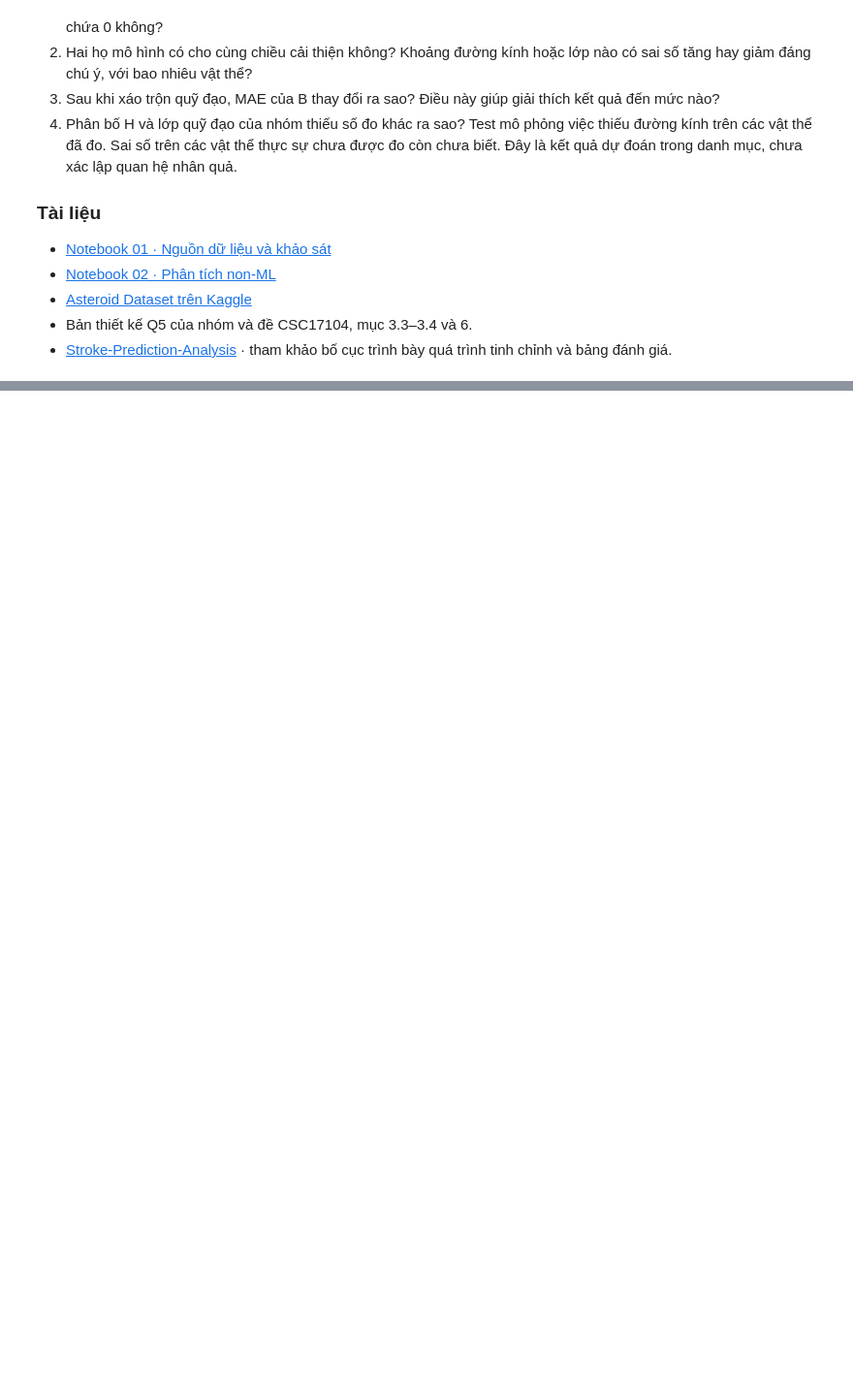
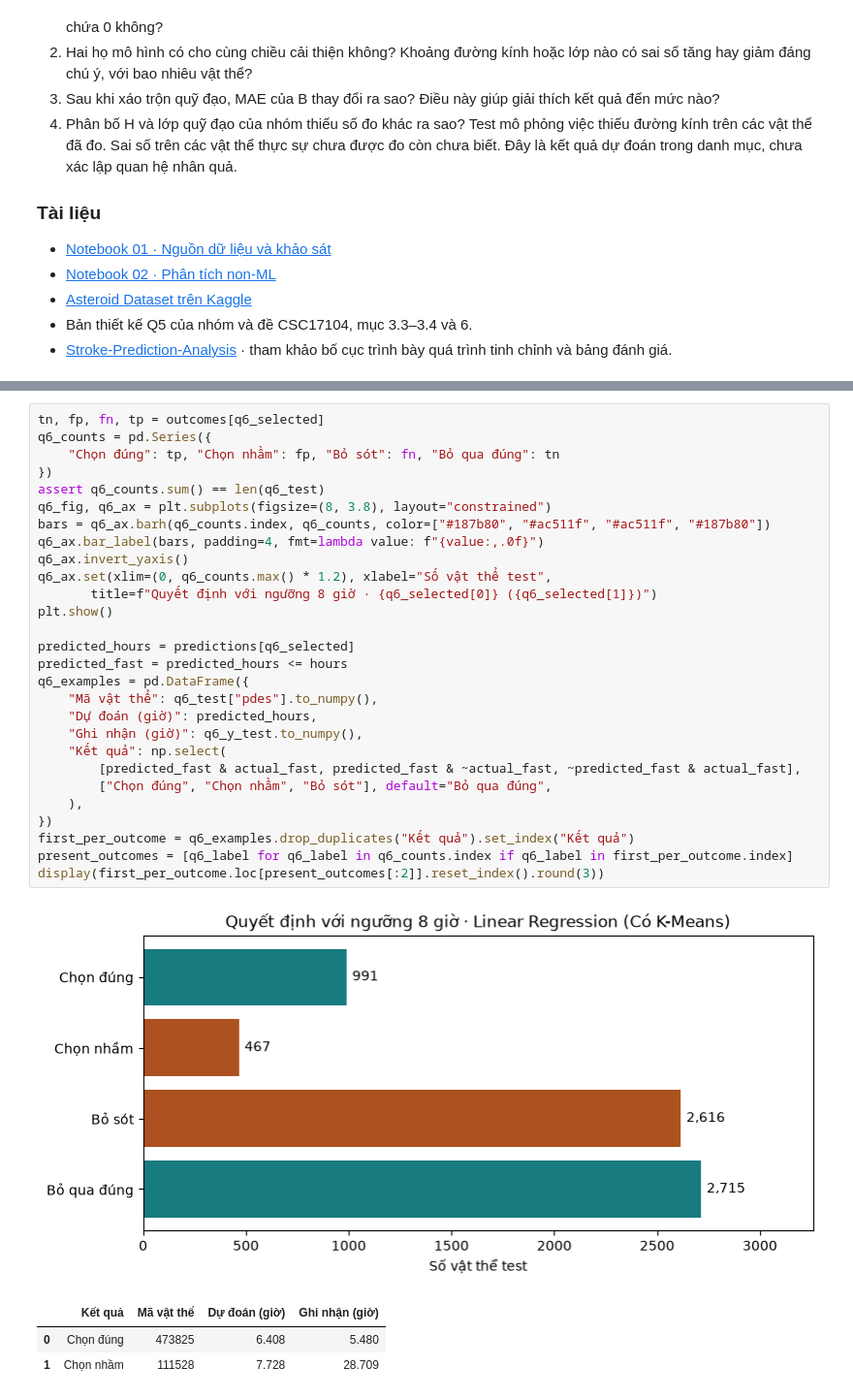
Before and after one commit to hohuunghiem/Programming-for-Data-Science, a Jupyter notebook: notebooks/03_ml_question.ipynb, the cells around one changed output, grey strips where cells are left out. Shown at 97% size. Drawn from its saved outputs; the diff is of its cells as text; blank space fills up the shorter version.

```diff
--- a/notebooks/03_ml_question.ipynb
+++ b/notebooks/03_ml_question.ipynb
@@ -544,0 +822,33 @@ display(scores.loc[[main_family]].round(4))
+# %%
+tn, fp, fn, tp = outcomes[q6_selected]
+q6_counts = pd.Series({
+    "Chọn đúng": tp, "Chọn nhầm": fp, "Bỏ sót": fn, "Bỏ qua đúng": tn
+})
+assert q6_counts.sum() == len(q6_test)
+q6_fig, q6_ax = plt.subplots(figsize=(8, 3.8), layout="constrained")
+bars = q6_ax.barh(q6_counts.index, q6_counts, color=["#187b80", "#ac511f", "#ac511f", "#187b80"])
+q6_ax.bar_label(bars, padding=4, fmt=lambda value: f"{value:,.0f}")
+q6_ax.invert_yaxis()
+q6_ax.set(xlim=(0, q6_counts.max() * 1.2), xlabel="Số vật thể test",
+       title=f"Quyết định với ngưỡng 8 giờ · {q6_selected[0]} ({q6_selected[1]})")
+plt.show()
+
+predicted_hours = predictions[q6_selected]
+predicted_fast = predicted_hours <= hours
+q6_examples = pd.DataFrame({
+    "Mã vật thể": q6_test["pdes"].to_numpy(),
+    "Dự đoán (giờ)": predicted_hours,
+    "Ghi nhận (giờ)": q6_y_test.to_numpy(),
+    "Kết quả": np.select(
+        [predicted_fast & actual_fast, predicted_fast & ~actual_fast, ~predicted_fast & actual_fast],
+        ["Chọn đúng", "Chọn nhầm", "Bỏ sót"], default="Bỏ qua đúng",
+    ),
+})
+first_per_outcome = q6_examples.drop_duplicates("Kết quả").set_index("Kết quả")
+present_outcomes = [q6_label for q6_label in q6_counts.index if q6_label in first_per_outcome.index]
+display(first_per_outcome.loc[present_outcomes[:2]].reset_index().round(3))
+# %% [output]
+[figure, added]
+|  | Kết quả | Mã vật thể | Dự đoán (giờ) | Ghi nhận (giờ) |
+| 0 | Chọn đúng | 473825 | 6.408 | 5.480 |
+| 1 | Chọn nhầm | 111528 | 7.728 | 28.709 |
```
Also changed, not shown: parts of 15 cells of this notebook, 4 other files.
